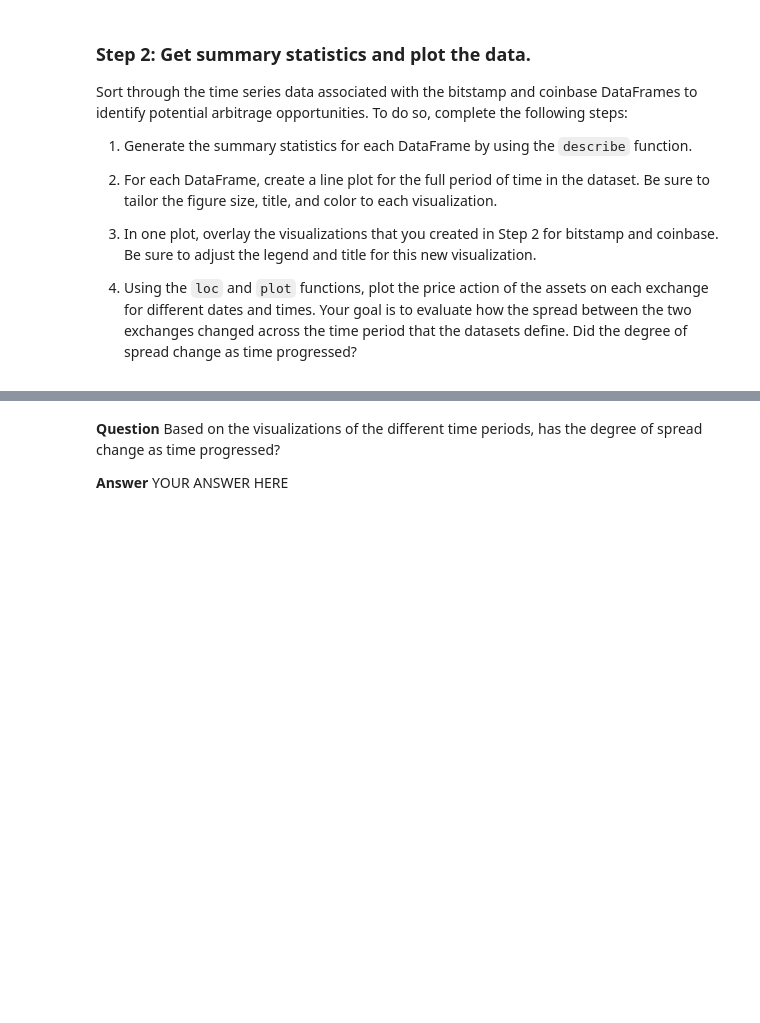
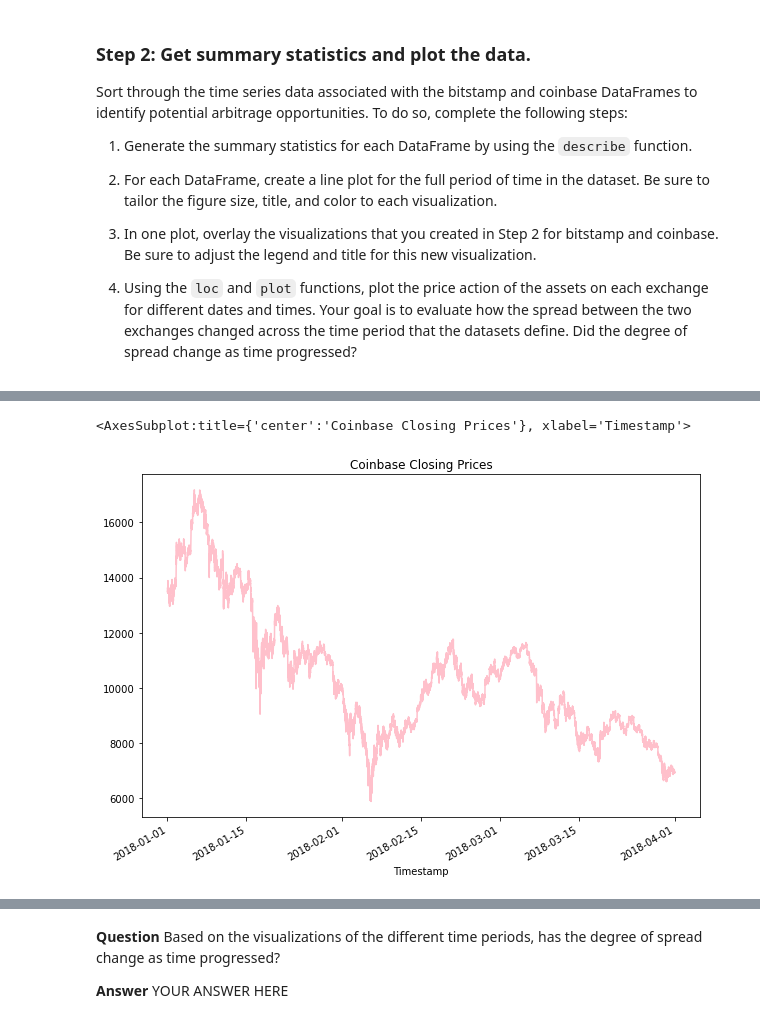
Before and after one commit to nomibold/Module_3_Challenge, a Jupyter notebook: crypto_arbitrage.ipynb, the cells around one changed output, grey strips where cells are left out. Cells and saved outputs as stored; diff of their text form; code cells hidden in the pictures; blank space fills up the shorter version.

```diff
--- a/crypto_arbitrage.ipynb
+++ b/crypto_arbitrage.ipynb
@@ -132,0 +196,3 @@ dtype: int64
+# %%
+coinbase.loc[:, "Close"] = coinbase.loc[:, "Close"].str.replace("$", "")
+coinbase
@@ -132,0 +214,3 @@ dtype: int64
+# %%
+coinbase.loc[:, "Close"] = coinbase.loc[:, "Close"].astype("float")
+coinbase.dtypes
@@ -159,6 +280,6 @@ bitstamp_sliced = # YOUR CODE HERE
 # %%
 # Use loc or iloc to select `Timestamp (the index)` and `Close` from coinbase DataFrame
-coinbase_sliced = # YOUR CODE HERE
+coinbase_sliced = coinbase.iloc[:,3]
 
 # Review the first five rows of the DataFrame
-# YOUR CODE HERE
+coinbase_sliced.head()
@@ -187,4 +349,7 @@ Sort through the time series data associated with the bitstamp and coinbase Data
 # %%
 # Create a line plot for the coinbase DataFrame for the full length of time in the dataset
 # Be sure that the figure size, title, and color are tailored to each visualization
-# YOUR CODE HERE
+coinbase_sliced.plot( figsize = (10,7), title = "Coinbase Closing Prices", color = "pink")
+# %% [output]
+<AxesSubplot:title={'center':'Coinbase Closing Prices'}, xlabel='Timestamp'>
+[figure, added]
```
Also changed, not shown: parts of 82 cells of this notebook.
